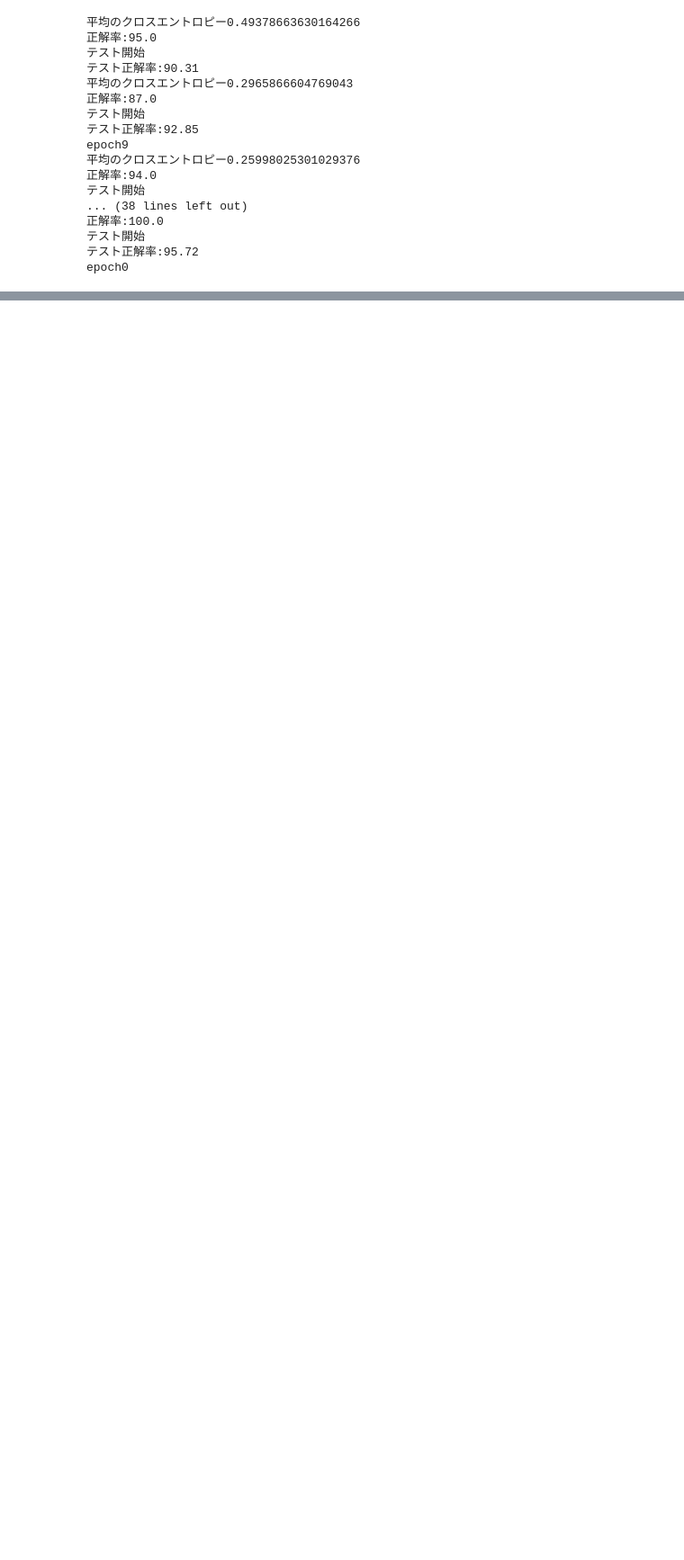
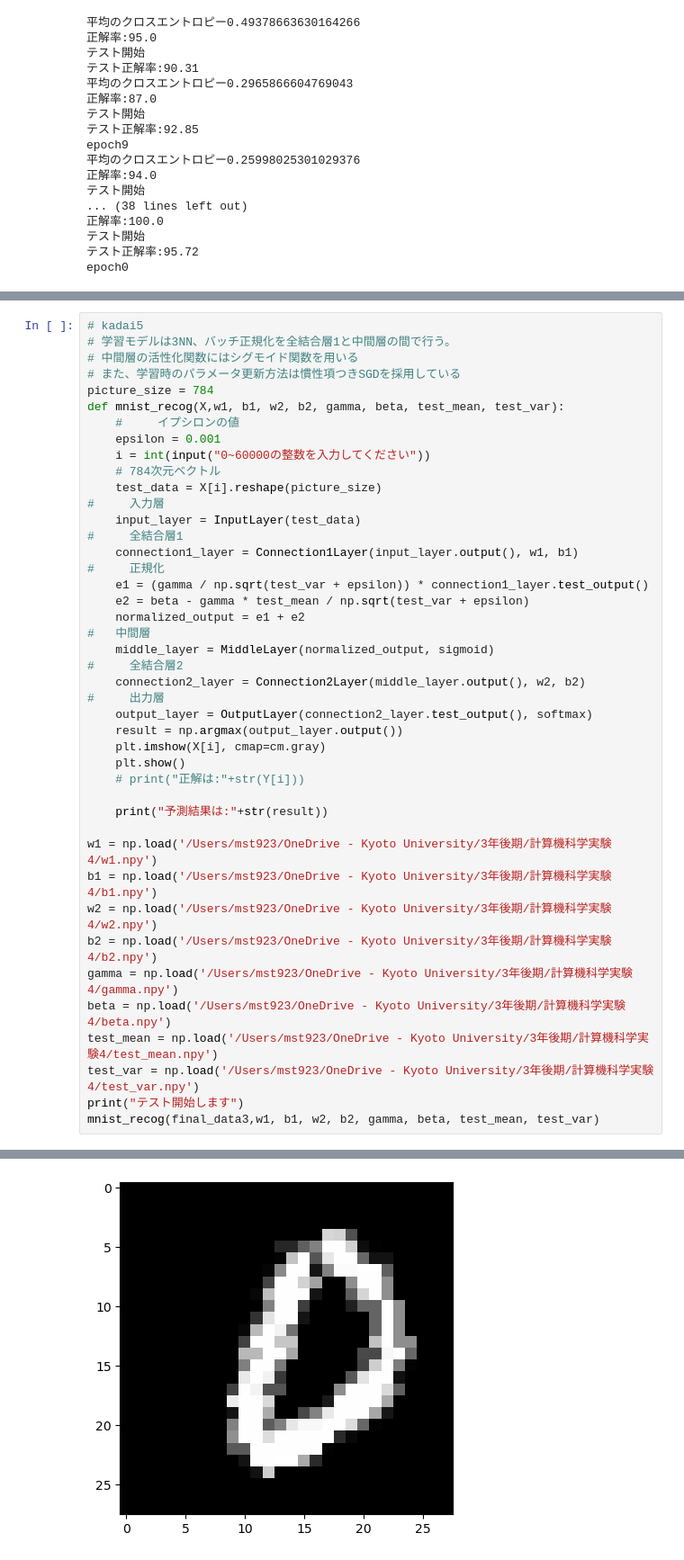
Before and after one commit to mst923/cnn_contest, a Jupyter notebook: cnn.ipynb, the cells around one changed output, grey strips where cells are left out. Shown at 90% size. Saved outputs shown, nothing was run; the diff lists cells and outputs as text; blank space fills up the shorter version.

```diff
--- a/cnn.ipynb
+++ b/cnn.ipynb
@@ -1384,0 +1367,44 @@ mnist_recog(w1, b1, w2, b2, gamma, beta, test_mean, test_var)
+# %%
+# kadai5
+# 学習モデルは3NN、バッチ正規化を全結合層1と中間層の間で行う。
+# 中間層の活性化関数にはシグモイド関数を用いる
+# また、学習時のパラメータ更新方法は慣性項つきSGDを採用している
+picture_size = 784
+def mnist_recog(X,w1, b1, w2, b2, gamma, beta, test_mean, test_var):
+    #     イプシロンの値
+    epsilon = 0.001
+    i = int(input("0~60000の整数を入力してください"))
+    # 784次元ベクトル
+    test_data = X[i].reshape(picture_size)
+#     入力層
+    input_layer = InputLayer(test_data)
+#     全結合層1
+    connection1_layer = Connection1Layer(input_layer.output(), w1, b1)
+#     正規化
+    e1 = (gamma / np.sqrt(test_var + epsilon)) * connection1_layer.test_output()
+    e2 = beta - gamma * test_mean / np.sqrt(test_var + epsilon)
+    normalized_output = e1 + e2
+#   中間層
+    middle_layer = MiddleLayer(normalized_output, sigmoid)
+#     全結合層2
+    connection2_layer = Connection2Layer(middle_layer.output(), w2, b2)
+#     出力層
+    output_layer = OutputLayer(connection2_layer.test_output(), softmax)
+    result = np.argmax(output_layer.output())
+    plt.imshow(X[i], cmap=cm.gray)
+    plt.show()
+    # print("正解は:"+str(Y[i]))
+
+    print("予測結果は:"+str(result))
+
+w1 = np.load('/Users/mst923/OneDrive - Kyoto University/3年後期/計算機科学実験4/w1.npy')
+b1 = np.load('/Users/mst923/OneDrive - Kyoto University/3年後期/計算機科学実験4/b1.npy')
+w2 = np.load('/Users/mst923/OneDrive - Kyoto University/3年後期/計算機科学実験4/w2.npy')
+b2 = np.load('/Users/mst923/OneDrive - Kyoto University/3年後期/計算機科学実験4/b2.npy')
+gamma = np.load('/Users/mst923/OneDrive - Kyoto University/3年後期/計算機科学実験4/gamma.npy')
+beta = np.load('/Users/mst923/OneDrive - Kyoto University/3年後期/計算機科学実験4/beta.npy')
+test_mean = np.load('/Users/mst923/OneDrive - Kyoto University/3年後期/計算機科学実験4/test_mean.npy')
+test_var = np.load('/Users/mst923/OneDrive - Kyoto University/3年後期/計算機科学実験4/test_var.npy')
+print("テスト開始します")
+mnist_recog(final_data3,w1, b1, w2, b2, gamma, beta, test_mean, test_var)
+# %% [output]
@@ -1384,0 +1413 @@ mnist_recog(w1, b1, w2, b2, gamma, beta, test_mean, test_var)
+[figure, added]
```
Also changed, not shown: parts of 5 cells of this notebook, 14 other files.
